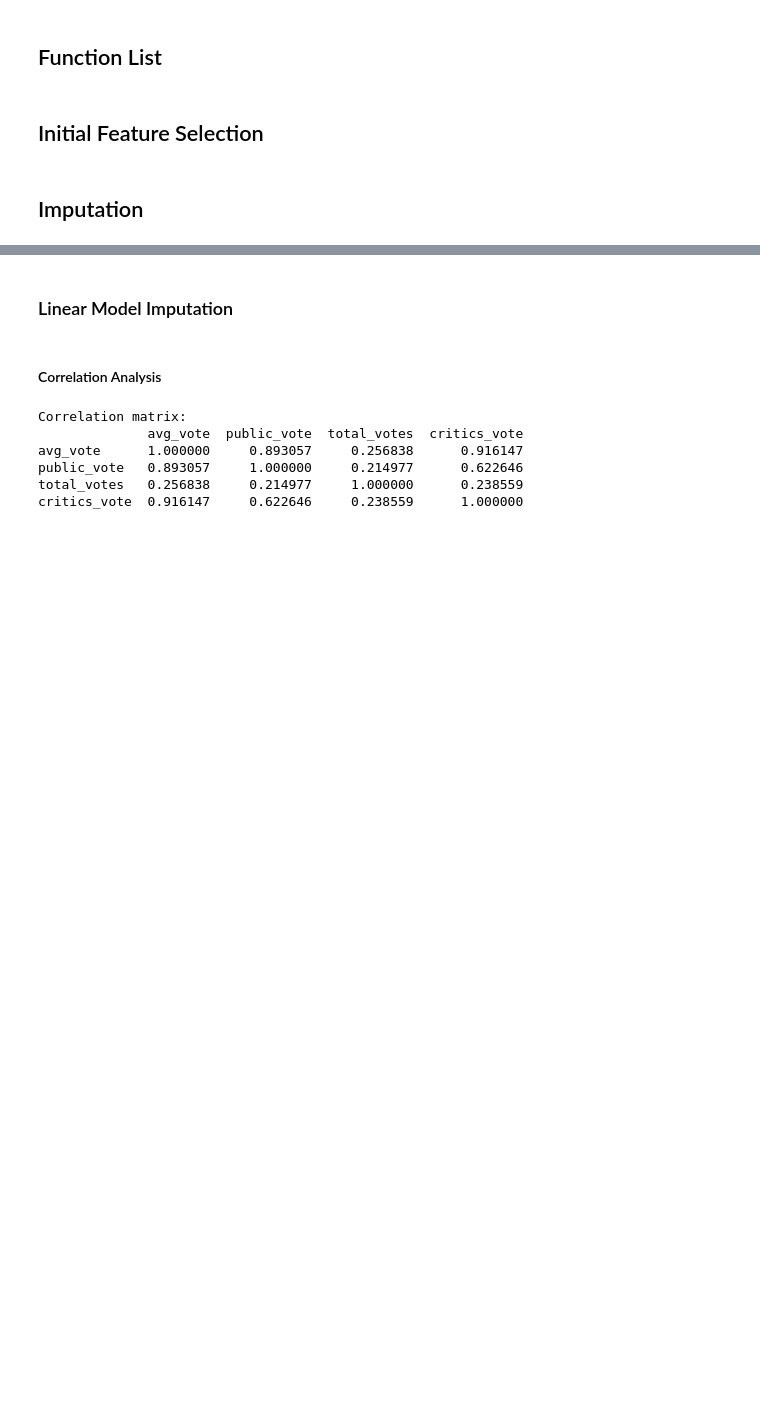
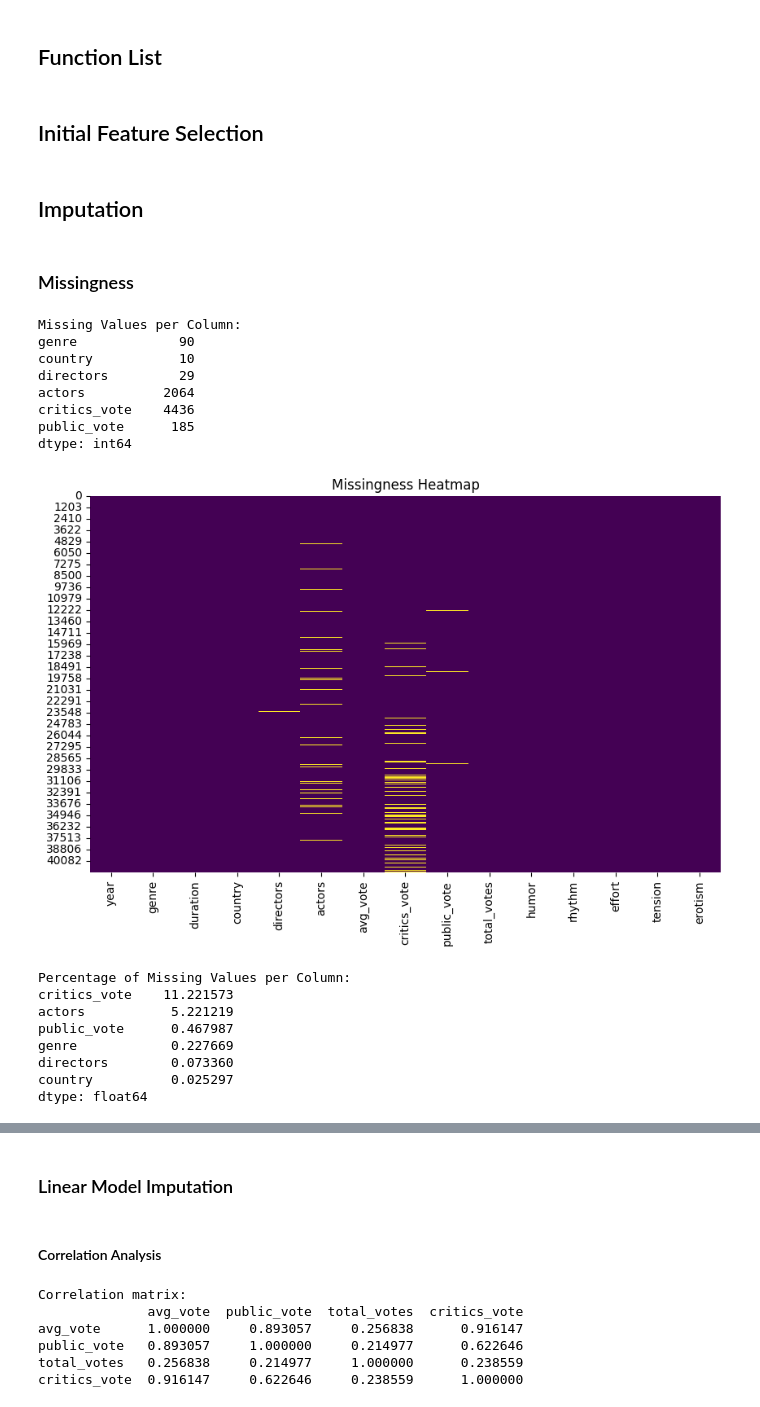
Before and after one commit to pietonov/MovieRatingsPredictor, a Jupyter notebook: Project.ipynb, the cells around one changed output, grey strips where cells are left out. Drawn from its saved outputs; the diff is of its cells as text; code cells hidden in the pictures; blank space fills up the shorter version.

```diff
--- a/Project.ipynb
+++ b/Project.ipynb
@@ -167,3 +168,53 @@ df_film = df_film_tv_movies.copy()
 df_film = df_film.drop(columns=['description', 'notes', 'filmtv_id', 'title'])
 # %% [markdown]
 ## Imputation
+# %% [markdown]
+### Missingness
+# %%
+# Check for missing values in each column
+missing_values = df_film.isnull().sum()
+
+# Display missing value counts
+print("Missing Values per Column:")
+print(missing_values[missing_values > 0])
+
+# Heatmap of missing values
+plt.figure(figsize=(10, 6))
+sns.heatmap(df_film.isnull(), cbar=False, cmap='viridis')
+plt.title('Missingness Heatmap')
+plt.show()
+
+# Percentage of missing values
+missing_percentage = (df_film.isnull().mean() * 100).sort_values(ascending=False)
+
+# Display missingness percentage
+print("\nPercentage of Missing Values per Column:")
+print(missing_percentage[missing_percentage > 0])
+
+# Plot the percentage of missing values
+plt.figure(figsize=(10, 6))
+missing_percentage[missing_percentage > 0].plot(kind='bar', color='skyblue', edgecolor='black')
+plt.title('Percentage of Missing Values by Column')
+plt.ylabel('Percentage')
+plt.xlabel('Columns')
+plt.xticks(rotation=45)
+plt.tight_layout()
+plt.show()
+# %% [output]
+Missing Values per Column:
+genre             90
+country           10
+directors         29
+actors          2064
+critics_vote    4436
+public_vote      185
+dtype: int64
+[figure, added]
+Percentage of Missing Values per Column:
+critics_vote    11.221573
+actors           5.221219
+public_vote      0.467987
+genre            0.227669
+directors        0.073360
+country          0.025297
+dtype: float64
```
Also changed, not shown: parts of 21 cells of this notebook, 2 other files.
